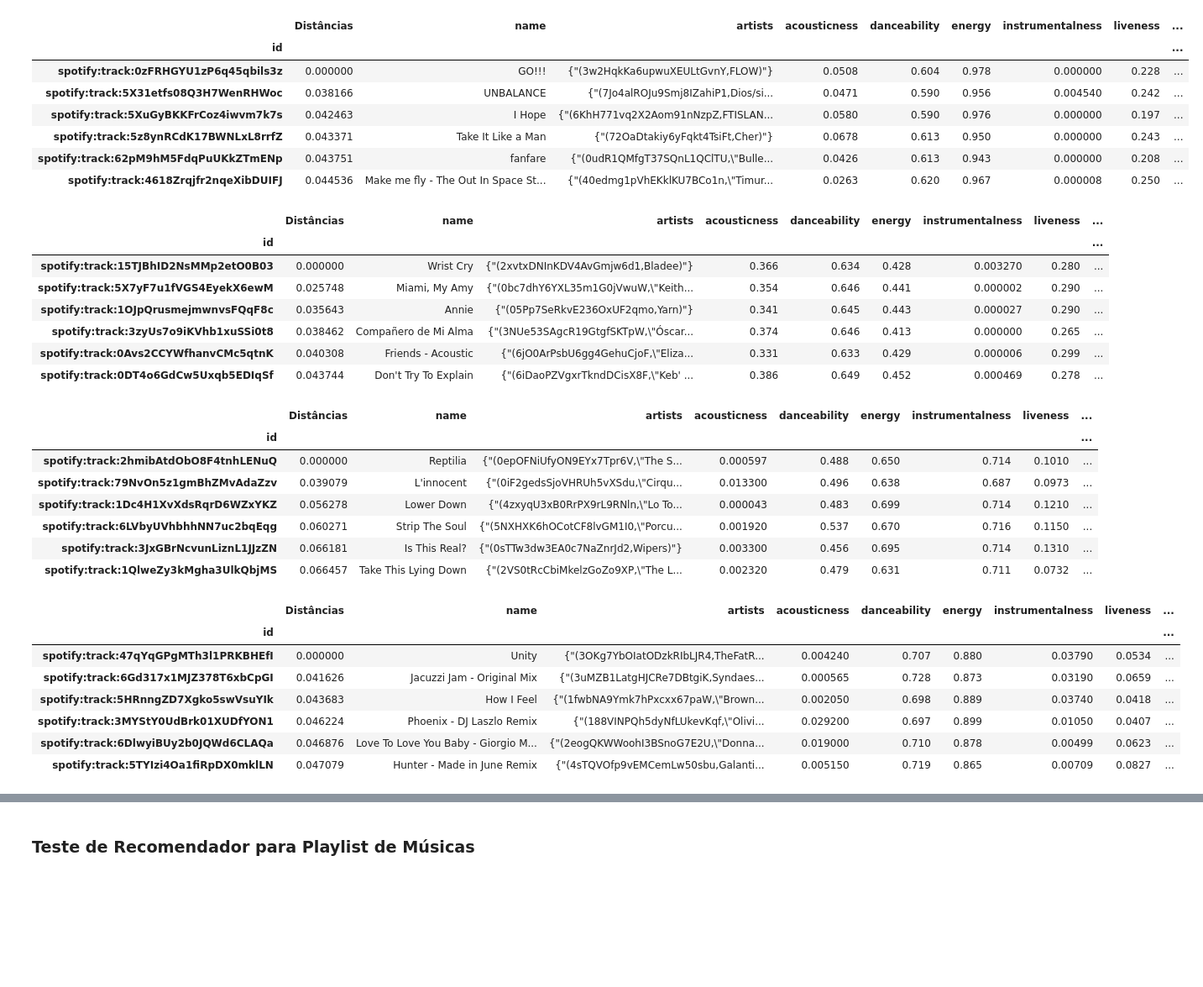
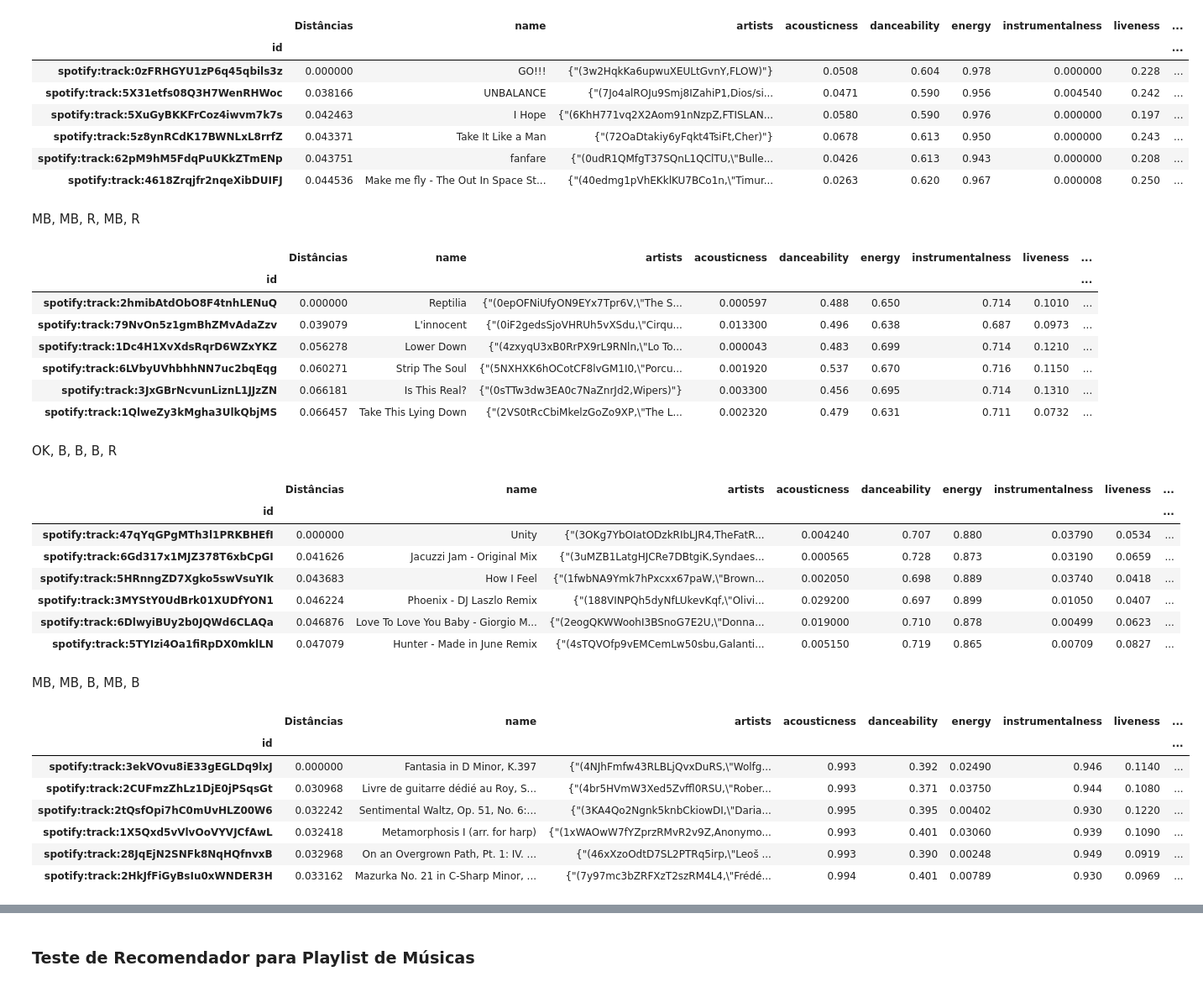
Before and after one commit to PauloFRC/SpotifyRecommender, a Jupyter notebook: models/Content Based Recommender System.ipynb, the cells around one changed output, grey strips where cells are left out. Shown at 84% size. Saved outputs shown, nothing was run; the diff lists cells and outputs as text; code cells hidden in the pictures; blank space fills up the shorter version.

```diff
--- a/models/Content Based Recommender System.ipynb
+++ b/models/Content Based Recommender System.ipynb
@@ -169,7 +199,5 @@ sim2.recommend([tracks.loc[classical_music_i]])
 # %%
-sim3 = Similarity(distance='euclidean')
-sim3.fit(tracks, music_ids)
-sim3.recommend([tracks.loc[rap_music]])
+sim.recommend([tracks.loc[rap_music]])
 # %% [output]
 |  | Distâncias | name | artists | acousticness | danceability | energy | instrumentalness | liveness | ... |
 | id |  |  |  |  |  |  |  |  | ... |
@@ -182,7 +225,5 @@ sim3.recommend([tracks.loc[rap_music]])
 # %%
-sim4 = Similarity(distance='euclidean')
-sim4.fit(tracks, music_ids)
-sim4.recommend([tracks.loc[anime_music]])
+sim.recommend([tracks.loc[anime_music]])
 # %% [output]
 |  | Distâncias | name | artists | acousticness | danceability | energy | instrumentalness | liveness | ... |
 | id |  |  |  |  |  |  |  |  | ... |
@@ -192,42 +233,42 @@ sim4.recommend([tracks.loc[anime_music]])
 | spotify:track:5z8ynRCdK17BWNLxL8rrfZ | 0.043371 | Take It Like a Man | {"(72OaDtakiy6yFqkt4TsiFt,Cher)"} | 0.0678 | 0.613 | 0.950 | 0.000000 | 0.243 | ... |
 | spotify:track:62pM9hM5FdqPuUKkZTmENp | 0.043751 | fanfare | {"(0udR1QMfgT37SQnL1QClTU,\"Bulle... | 0.0426 | 0.613 | 0.943 | 0.000000 | 0.208 | ... |
 | spotify:track:4618Zrqjfr2nqeXibDUIFJ | 0.044536 | Make me fly - The Out In Space St... | {"(40edmg1pVhEKklKU7BCo1n,\"Timur... | 0.0263 | 0.620 | 0.967 | 0.000008 | 0.250 | ... |
+# %% [markdown]
+MB, MB, R, MB, R
 # %%
-sim5 = Similarity(distance='euclidean')
-sim5.fit(tracks, music_ids)
-sim5.recommend([tracks.loc[kaio_music]])
+sim.recommend([tracks.loc[rock_music]])
 # %% [output]
 |  | Distâncias | name | artists | acousticness | danceability | energy | instrumentalness | liveness | ... |
 | id |  |  |  |  |  |  |  |  | ... |
-| spotify:track:15TJBhID2NsMMp2etO0B03 | 0.000000 | Wrist Cry | {"(2xvtxDNInKDV4AvGmjw6d1,Bladee)"} | 0.366 | 0.634 | 0.428 | 0.003270 | 0.280 | ... |
-| spotify:track:5X7yF7u1fVGS4EyekX6ewM | 0.025748 | Miami, My Amy | {"(0bc7dhY6YXL35m1G0jVwuW,\"Keith... | 0.354 | 0.646 | 0.441 | 0.000002 | 0.290 | ... |
-| spotify:track:1OJpQrusmejmwnvsFQqF8c | 0.035643 | Annie | {"(05Pp7SeRkvE236OxUF2qmo,Yarn)"} | 0.341 | 0.645 | 0.443 | 0.000027 | 0.290 | ... |
-| spotify:track:3zyUs7o9iKVhb1xuSSi0t8 | 0.038462 | Compañero de Mi Alma | {"(3NUe53SAgcR19GtgfSKTpW,\"Óscar... | 0.374 | 0.646 | 0.413 | 0.000000 | 0.265 | ... |
-| spotify:track:0Avs2CCYWfhanvCMc5qtnK | 0.040308 | Friends - Acoustic | {"(6jO0ArPsbU6gg4GehuCjoF,\"Eliza... | 0.331 | 0.633 | 0.429 | 0.000006 | 0.299 | ... |
-| spotify:track:0DT4o6GdCw5Uxqb5EDIqSf | 0.043744 | Don't Try To Explain | {"(6iDaoPZVgxrTkndDCisX8F,\"Keb' ... | 0.386 | 0.649 | 0.452 | 0.000469 | 0.278 | ... |
+| spotify:track:2hmibAtdObO8F4tnhLENuQ | 0.000000 | Reptilia | {"(0epOFNiUfyON9EYx7Tpr6V,\"The S... | 0.000597 | 0.488 | 0.650 | 0.714 | 0.1010 | ... |
+| spotify:track:79NvOn5z1gmBhZMvAdaZzv | 0.039079 | L'innocent | {"(0iF2gedsSjoVHRUh5vXSdu,\"Cirqu... | 0.013300 | 0.496 | 0.638 | 0.687 | 0.0973 | ... |
+| spotify:track:1Dc4H1XvXdsRqrD6WZxYKZ | 0.056278 | Lower Down | {"(4zxyqU3xB0RrPX9rL9RNln,\"Lo To... | 0.000043 | 0.483 | 0.699 | 0.714 | 0.1210 | ... |
+| spotify:track:6LVbyUVhbhhNN7uc2bqEqg | 0.060271 | Strip The Soul | {"(5NXHXK6hOCotCF8lvGM1I0,\"Porcu... | 0.001920 | 0.537 | 0.670 | 0.716 | 0.1150 | ... |
+| spotify:track:3JxGBrNcvunLiznL1JJzZN | 0.066181 | Is This Real? | {"(0sTTw3dw3EA0c7NaZnrJd2,Wipers)"} | 0.003300 | 0.456 | 0.695 | 0.714 | 0.1310 | ... |
+| spotify:track:1QlweZy3kMgha3UlkQbjMS | 0.066457 | Take This Lying Down | {"(2VS0tRcCbiMkelzGoZo9XP,\"The L... | 0.002320 | 0.479 | 0.631 | 0.711 | 0.0732 | ... |
+# %% [markdown]
+OK, B, B, B, R
 # %%
-sim6 = Similarity(distance='euclidean')
-sim6.fit(tracks, music_ids)
-sim6.recommend([tracks.loc[kaio_music2]])
+sim.recommend([tracks.loc[eletronic_music]])
 # %% [output]
 |  | Distâncias | name | artists | acousticness | danceability | energy | instrumentalness | liveness | ... |
 | id |  |  |  |  |  |  |  |  | ... |
-| spotify:track:2hmibAtdObO8F4tnhLENuQ | 0.000000 | Reptilia | {"(0epOFNiUfyON9EYx7Tpr6V,\"The S... | 0.000597 | 0.488 | 0.650 | 0.714 | 0.1010 | ... |
-| spotify:track:79NvOn5z1gmBhZMvAdaZzv | 0.039079 | L'innocent | {"(0iF2gedsSjoVHRUh5vXSdu,\"Cirqu... | 0.013300 | 0.496 | 0.638 | 0.687 | 0.0973 | ... |
-| spotify:track:1Dc4H1XvXdsRqrD6WZxYKZ | 0.056278 | Lower Down | {"(4zxyqU3xB0RrPX9rL9RNln,\"Lo To... | 0.000043 | 0.483 | 0.699 | 0.714 | 0.1210 | ... |
-| spotify:track:6LVbyUVhbhhNN7uc2bqEqg | 0.060271 | Strip The Soul | {"(5NXHXK6hOCotCF8lvGM1I0,\"Porcu... | 0.001920 | 0.537 | 0.670 | 0.716 | 0.1150 | ... |
-| spotify:track:3JxGBrNcvunLiznL1JJzZN | 0.066181 | Is This Real? | {"(0sTTw3dw3EA0c7NaZnrJd2,Wipers)"} | 0.003300 | 0.456 | 0.695 | 0.714 | 0.1310 | ... |
-| spotify:track:1QlweZy3kMgha3UlkQbjMS | 0.066457 | Take This Lying Down | {"(2VS0tRcCbiMkelzGoZo9XP,\"The L... | 0.002320 | 0.479 | 0.631 | 0.711 | 0.0732 | ... |
+| spotify:track:47qYqGPgMTh3l1PRKBHEfI | 0.000000 | Unity | {"(3OKg7YbOIatODzkRIbLJR4,TheFatR... | 0.004240 | 0.707 | 0.880 | 0.03790 | 0.0534 | ... |
+| spotify:track:6Gd317x1MJZ378T6xbCpGI | 0.041626 | Jacuzzi Jam - Original Mix | {"(3uMZB1LatgHJCRe7DBtgiK,Syndaes... | 0.000565 | 0.728 | 0.873 | 0.03190 | 0.0659 | ... |
+| spotify:track:5HRnngZD7Xgko5swVsuYIk | 0.043683 | How I Feel | {"(1fwbNA9Ymk7hPxcxx67paW,\"Brown... | 0.002050 | 0.698 | 0.889 | 0.03740 | 0.0418 | ... |
+| spotify:track:3MYStY0UdBrk01XUDfYON1 | 0.046224 | Phoenix - DJ Laszlo Remix | {"(188VINPQh5dyNfLUkevKqf,\"Olivi... | 0.029200 | 0.697 | 0.899 | 0.01050 | 0.0407 | ... |
+| spotify:track:6DlwyiBUy2b0JQWd6CLAQa | 0.046876 | Love To Love You Baby - Giorgio M... | {"(2eogQKWWoohI3BSnoG7E2U,\"Donna... | 0.019000 | 0.710 | 0.878 | 0.00499 | 0.0623 | ... |
+| spotify:track:5TYIzi4Oa1fiRpDX0mklLN | 0.047079 | Hunter - Made in June Remix | {"(4sTQVOfp9vEMCemLw50sbu,Galanti... | 0.005150 | 0.719 | 0.865 | 0.00709 | 0.0827 | ... |
+# %% [markdown]
+MB, MB, B, MB, B
 # %%
-sim7 = Similarity(distance='euclidean')
-sim7.fit(tracks, music_ids)
-sim7.recommend([tracks.loc[eletronic_music]])
+sim.recommend([tracks.loc[piano_music]])
 # %% [output]
 |  | Distâncias | name | artists | acousticness | danceability | energy | instrumentalness | liveness | ... |
 | id |  |  |  |  |  |  |  |  | ... |
-| spotify:track:47qYqGPgMTh3l1PRKBHEfI | 0.000000 | Unity | {"(3OKg7YbOIatODzkRIbLJR4,TheFatR... | 0.004240 | 0.707 | 0.880 | 0.03790 | 0.0534 | ... |
-| spotify:track:6Gd317x1MJZ378T6xbCpGI | 0.041626 | Jacuzzi Jam - Original Mix | {"(3uMZB1LatgHJCRe7DBtgiK,Syndaes... | 0.000565 | 0.728 | 0.873 | 0.03190 | 0.0659 | ... |
-| spotify:track:5HRnngZD7Xgko5swVsuYIk | 0.043683 | How I Feel | {"(1fwbNA9Ymk7hPxcxx67paW,\"Brown... | 0.002050 | 0.698 | 0.889 | 0.03740 | 0.0418 | ... |
-| spotify:track:3MYStY0UdBrk01XUDfYON1 | 0.046224 | Phoenix - DJ Laszlo Remix | {"(188VINPQh5dyNfLUkevKqf,\"Olivi... | 0.029200 | 0.697 | 0.899 | 0.01050 | 0.0407 | ... |
-| spotify:track:6DlwyiBUy2b0JQWd6CLAQa | 0.046876 | Love To Love You Baby - Giorgio M... | {"(2eogQKWWoohI3BSnoG7E2U,\"Donna... | 0.019000 | 0.710 | 0.878 | 0.00499 | 0.0623 | ... |
-| spotify:track:5TYIzi4Oa1fiRpDX0mklLN | 0.047079 | Hunter - Made in June Remix | {"(4sTQVOfp9vEMCemLw50sbu,Galanti... | 0.005150 | 0.719 | 0.865 | 0.00709 | 0.0827 | ... |
+| spotify:track:3ekVOvu8iE33gEGLDq9lxJ | 0.000000 | Fantasia in D Minor, K.397 | {"(4NJhFmfw43RLBLjQvxDuRS,\"Wolfg... | 0.993 | 0.392 | 0.02490 | 0.946 | 0.1140 | ... |
+| spotify:track:2CUFmzZhLz1DjE0jPSqsGt | 0.030968 | Livre de guitarre dédié au Roy, S... | {"(4br5HVmW3Xed5Zvffl0RSU,\"Rober... | 0.993 | 0.371 | 0.03750 | 0.944 | 0.1080 | ... |
+| spotify:track:2tQsfOpi7hC0mUvHLZ00W6 | 0.032242 | Sentimental Waltz, Op. 51, No. 6:... | {"(3KA4Qo2Ngnk5knbCkiowDI,\"Daria... | 0.995 | 0.395 | 0.00402 | 0.930 | 0.1220 | ... |
+| spotify:track:1X5Qxd5vVlvOoVYVJCfAwL | 0.032418 | Metamorphosis I (arr. for harp) | {"(1xWAOwW7fYZprzRMvR2v9Z,Anonymo... | 0.993 | 0.401 | 0.03060 | 0.939 | 0.1090 | ... |
+| spotify:track:28JqEjN2SNFk8NqHQfnvxB | 0.032968 | On an Overgrown Path, Pt. 1: IV. ... | {"(46xXzoOdtD7SL2PTRq5irp,\"Leoš ... | 0.993 | 0.390 | 0.00248 | 0.949 | 0.0919 | ... |
+| spotify:track:2HkJfFiGyBsIu0xWNDER3H | 0.033162 | Mazurka No. 21 in C-Sharp Minor, ... | {"(7y97mc3bZRFXzT2szRM4L4,\"Frédé... | 0.994 | 0.401 | 0.00789 | 0.930 | 0.0969 | ... |
```
Also changed, not shown: parts of 30 cells of this notebook.
